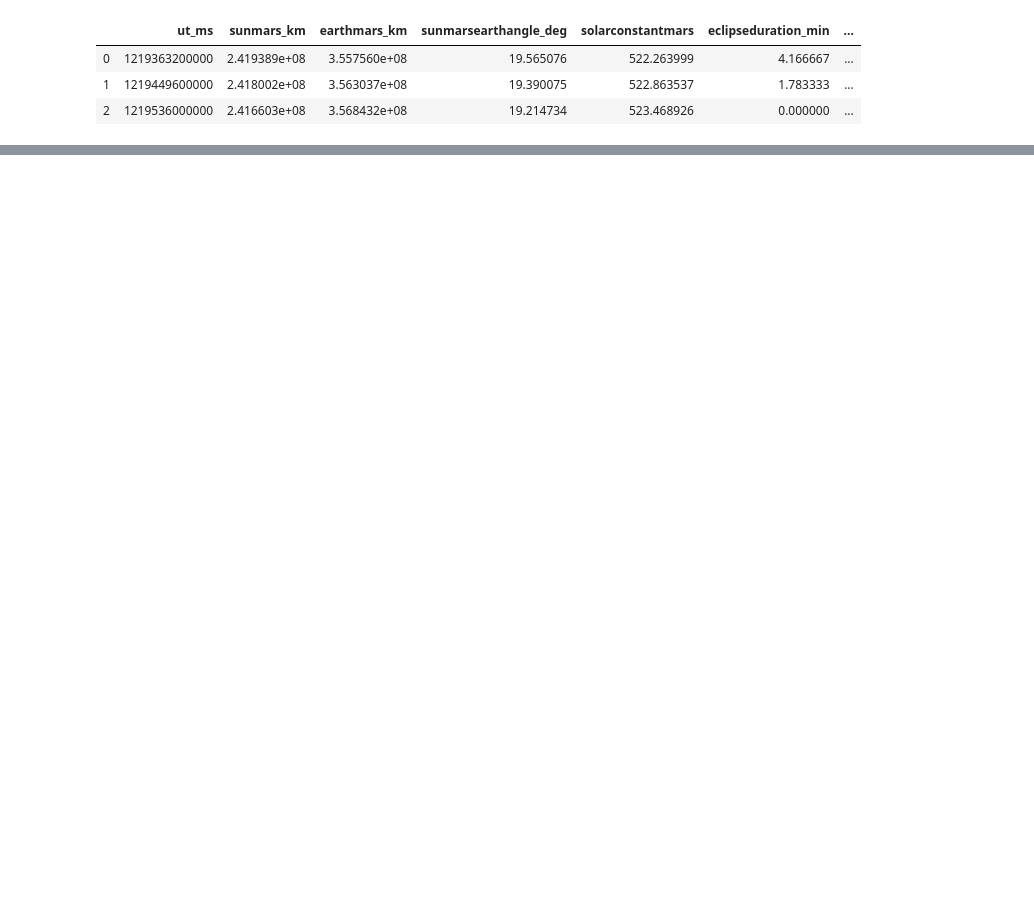
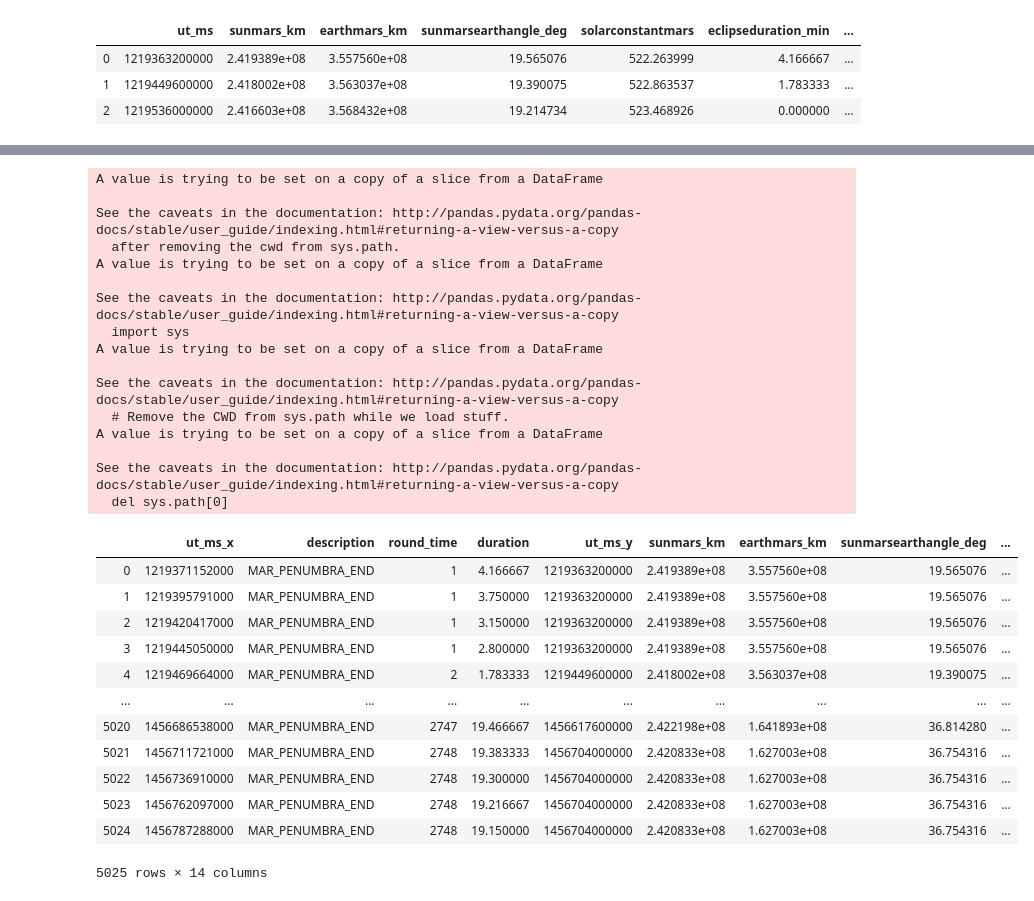
Before and after one commit to baoxingwang/Project_one_Group4, a Jupyter notebook: ipnb files/Mars_project.ipynb, the cells around one changed output, grey strips where cells are left out. Drawn from its saved outputs; the diff is of its cells as text; code cells hidden in the pictures; blank space fills up the shorter version.

```diff
--- a/ipnb files/Mars_project.ipynb
+++ b/ipnb files/Mars_project.ipynb
@@ -181,0 +155,4 @@ data_full_df
+# %%
+# add "duration" to event _filter_df
+event_filter_df['duration'] = duration
+event_filter_df.head(3)
@@ -248,18 +230,18 @@ See the caveats in the documentation: http://pandas.pydata.org/pandas-docs/stabl
 # %%
 # convert 'MS' to date
-ms_list_event = []
-for i in range(len(event_filter_df)):
-    ms_list_event.append(event_filter_df['ut_ms'][i])
+# ms_list_event = []
+# for i in range(len(event_filter_df)):
+#     ms_list_event.append(event_filter_df['ut_ms'][i])
 
-event_array = pd.to_datetime(ms_list_event,unit='ms'). to_pydatetime()
-event_filter_df['date']= event_array
+# event_array = pd.to_datetime(ms_list_event,unit='ms'). to_pydatetime()
+# event_filter_df['date']= event_array
 
 
-ms_list_data = []
-for i in range(len(data_full_df)):
-    ms_list_data.append(data_full_df['ut_ms'][i])
+# ms_list_data = []
+# for i in range(len(data_full_df)):
+#     ms_list_data.append(data_full_df['ut_ms'][i])
 
-data_array = pd.to_datetime(ms_list_data,unit='ms'). to_pydatetime()
-data_full_df['date']= data_array
+# data_array = pd.to_datetime(ms_list_data,unit='ms'). to_pydatetime()
+# data_full_df['date']= data_array
 
-data_full_df
+# data_full_df
@@ -280,7 +248,7 @@ data_full_df
 # %%
 #merge event_filter_df and data_full_df into Mars_full_df
 
-mars_full_df = pd.merge(event_filter_df,data_full_df,how = 'outer',on = 'round_time')
+mars_full_df = pd.merge(event_filter_df,data_full_df,on = 'round_time')
 print(mars_full_df)
 
 output_data_file = "../mars_data_raw/mars_full_data.csv"
@@ -319,0 +274,46 @@ mars_full_df.to_csv(output_data_file)
+# %%
+mars_full_df["year"]=""
+for i in range(len(mars_full_df)):
+    if mars_full_df["round_time"][i] <= 687:
+        mars_full_df["year"][i] = 1
+
+    if 687 < mars_full_df["round_time"][i] <= 1374:
+        mars_full_df["year"][i] = 2
+
+    if 1374 < mars_full_df["round_time"][i] <= 2061:
+        mars_full_df["year"][i] = 2
+
+    if 2061 < mars_full_df["round_time"][i] <= 2748:
+        mars_full_df["year"][i] = 2
+
+mars_full_df
+# %% [output]
+A value is trying to be set on a copy of a slice from a DataFrame
+
+See the caveats in the documentation: http://pandas.pydata.org/pandas-docs/stable/user_guide/indexing.html#returning-a-view-versus-a-copy
+  after removing the cwd from sys.path.
+A value is trying to be set on a copy of a slice from a DataFrame
+
+See the caveats in the documentation: http://pandas.pydata.org/pandas-docs/stable/user_guide/indexing.html#returning-a-view-versus-a-copy
+  import sys
+A value is trying to be set on a copy of a slice from a DataFrame
+
+See the caveats in the documentation: http://pandas.pydata.org/pandas-docs/stable/user_guide/indexing.html#returning-a-view-versus-a-copy
+  # Remove the CWD from sys.path while we load stuff.
+A value is trying to be set on a copy of a slice from a DataFrame
+
+See the caveats in the documentation: http://pandas.pydata.org/pandas-docs/stable/user_guide/indexing.html#returning-a-view-versus-a-copy
+  del sys.path[0]
+|  | ut_ms_x | description | round_time | duration | ut_ms_y | sunmars_km | earthmars_km | sunmarsearthangle_deg | ... |
+| 0 | 1219371152000 | MAR_PENUMBRA_END | 1 | 4.166667 | 1219363200000 | 2.419389e+08 | 3.557560e+08 | 19.565076 | ... |
+| 1 | 1219395791000 | MAR_PENUMBRA_END | 1 | 3.750000 | 1219363200000 | 2.419389e+08 | 3.557560e+08 | 19.565076 | ... |
+| 2 | 1219420417000 | MAR_PENUMBRA_END | 1 | 3.150000 | 1219363200000 | 2.419389e+08 | 3.557560e+08 | 19.565076 | ... |
+| 3 | 1219445050000 | MAR_PENUMBRA_END | 1 | 2.800000 | 1219363200000 | 2.419389e+08 | 3.557560e+08 | 19.565076 | ... |
+| 4 | 1219469664000 | MAR_PENUMBRA_END | 2 | 1.783333 | 1219449600000 | 2.418002e+08 | 3.563037e+08 | 19.390075 | ... |
+| ... | ... | ... | ... | ... | ... | ... | ... | ... | ... |
+| 5020 | 1456686538000 | MAR_PENUMBRA_END | 2747 | 19.466667 | 1456617600000 | 2.422198e+08 | 1.641893e+08 | 36.814280 | ... |
+| 5021 | 1456711721000 | MAR_PENUMBRA_END | 2748 | 19.383333 | 1456704000000 | 2.420833e+08 | 1.627003e+08 | 36.754316 | ... |
+| 5022 | 1456736910000 | MAR_PENUMBRA_END | 2748 | 19.300000 | 1456704000000 | 2.420833e+08 | 1.627003e+08 | 36.754316 | ... |
+| 5023 | 1456762097000 | MAR_PENUMBRA_END | 2748 | 19.216667 | 1456704000000 | 2.420833e+08 | 1.627003e+08 | 36.754316 | ... |
+| 5024 | 1456787288000 | MAR_PENUMBRA_END | 2748 | 19.150000 | 1456704000000 | 2.420833e+08 | 1.627003e+08 | 36.754316 | ... |
+5025 rows × 14 columns
```
Also changed, not shown: parts of 23 cells of this notebook, 3 other files.
